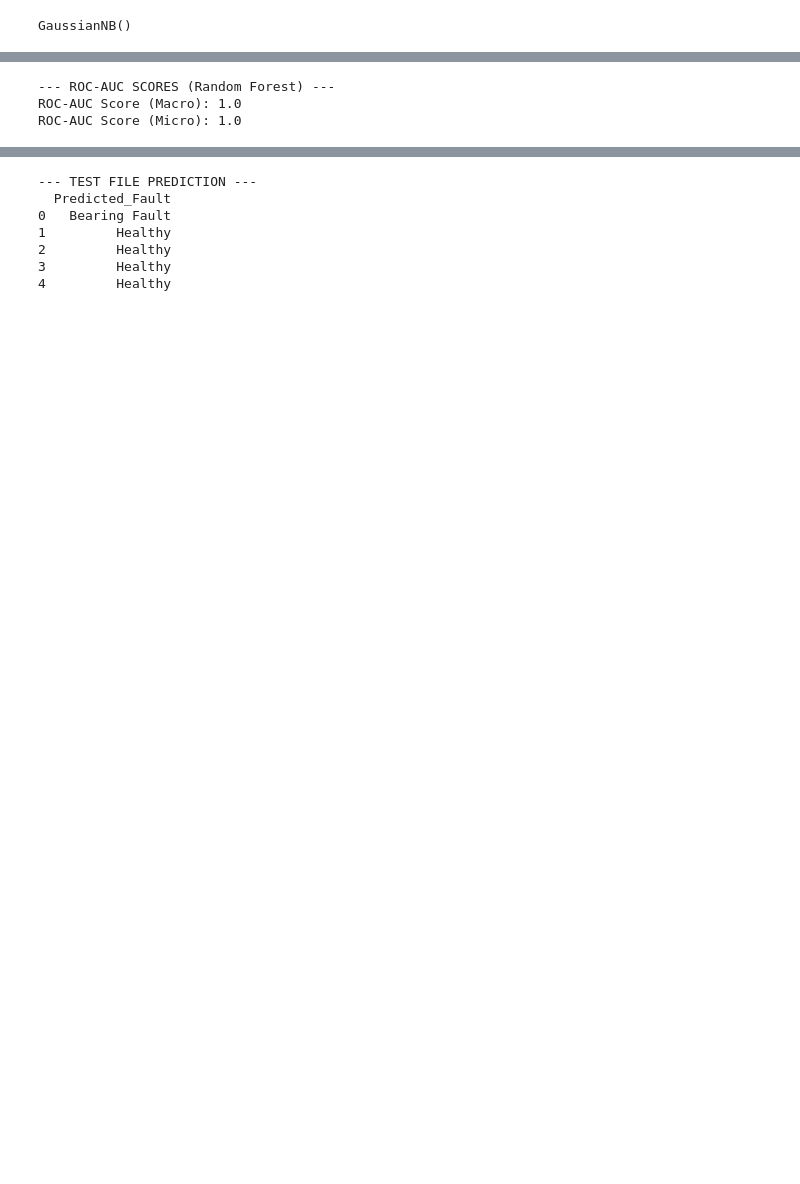
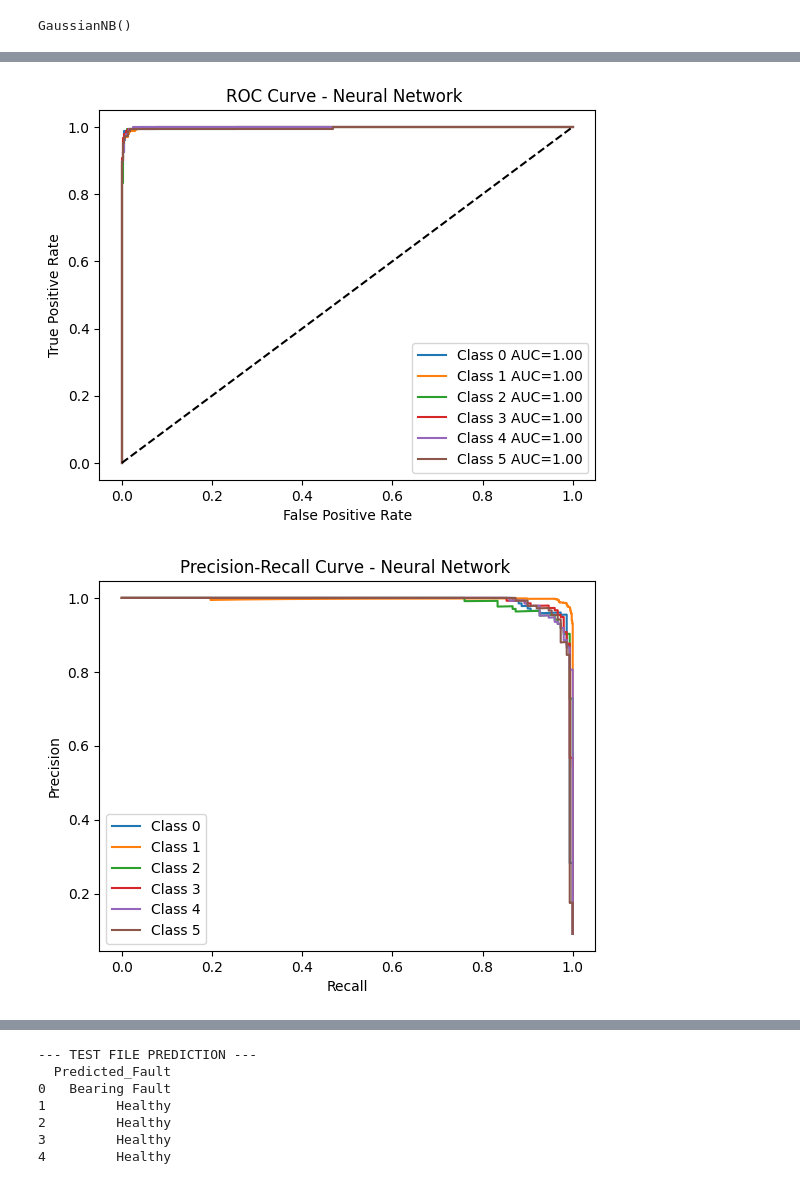
Before and after one commit to gauravv-k/Voting---Ensemble-Learning-Fault-Detection-of-Motor, a Jupyter notebook: Evalution_result_code.ipynb, the cells around one changed output, grey strips where cells are left out. Saved outputs shown, nothing was run; the diff lists cells and outputs as text; code cells hidden in the pictures; blank space fills up the shorter version.

```diff
--- a/Evalution_result_code.ipynb
+++ b/Evalution_result_code.ipynb
@@ -155,11 +183,52 @@ plt.show()
-# %%
-# ROC-AUC
-print("\n--- ROC-AUC SCORES (Random Forest) ---")
-y_test_bin = label_binarize(y_test, classes=np.unique(y))
-rf_prob = rf_model.predict_proba(X_test)
-print("ROC-AUC Score (Macro):", roc_auc_score(y_test_bin, rf_prob, average='macro', multi_class='ovr'))
-print("ROC-AUC Score (Micro):", roc_auc_score(y_test_bin, rf_prob, average='micro', multi_class='ovr'))
-# %% [output]
---- ROC-AUC SCORES (Random Forest) ---
-ROC-AUC Score (Macro): 1.0
-ROC-AUC Score (Micro): 1.0
+# %%
+
+# STEP 9: ROC and PR Curves with degraded probabilities
+
+def degrade_probabilities(probs, degradation_level=0.1, random_state=42):
+    """
+    Add noise to predicted probabilities to degrade model confidence.
+    degradation_level: float, approx. max noise added (e.g., 0.1 means ±10% noise)
+    """
+    np.random.seed(random_state)
+    noise = np.random.uniform(-degradation_level, degradation_level, probs.shape)
+    degraded_probs = probs + noise
+    degraded_probs = np.clip(degraded_probs, 0, 1)
+    degraded_probs = degraded_probs / degraded_probs.sum(axis=1, keepdims=True)
+    return degraded_probs
+
+degradation_level = 0.5  # Adjust to control degradation amount
+
+model_probs_degraded = {
+    'Neural Network': degrade_probabilities(nn_probs, degradation_level),
+    'Random Forest': degrade_probabilities(rf_probs, degradation_level),
+    'Decision Tree': degrade_probabilities(dt_probs, degradation_level),
+    'Naive Bayes': degrade_probabilities(nb_probs, degradation_level),
+    'Ensemble': degrade_probabilities(avg_probs, degradation_level)
+}
+
+y_test_bin = label_binarize(y_test, classes=np.unique(y))
+
+for name, probs in model_probs_degraded.items():
+    plt.figure()
+    for i in range(y_test_bin.shape[1]):
+        fpr, tpr, _ = roc_curve(y_test_bin[:, i], probs[:, i])
+        plt.plot(fpr, tpr, label=f'Class {i} AUC={auc(fpr, tpr):.2f}')
+    plt.plot([0, 1], [0, 1], 'k--')
+    plt.title(f'ROC Curve - {name} ')
+    plt.xlabel('False Positive Rate')
+    plt.ylabel('True Positive Rate')
+    plt.legend()
+    plt.show()
+
+    plt.figure()
+    for i in range(y_test_bin.shape[1]):
+        precision, recall, _ = precision_recall_curve(y_test_bin[:, i], probs[:, i])
+        plt.plot(recall, precision, label=f'Class {i}')
+    plt.title(f'Precision-Recall Curve - {name} ')
+    plt.xlabel('Recall')
+    plt.ylabel('Precision')
+    plt.legend()
+    plt.show()
+# %% [output]
+[figure, added]
+[figure, added]
```
Also changed, not shown: parts of 24 cells of this notebook.
